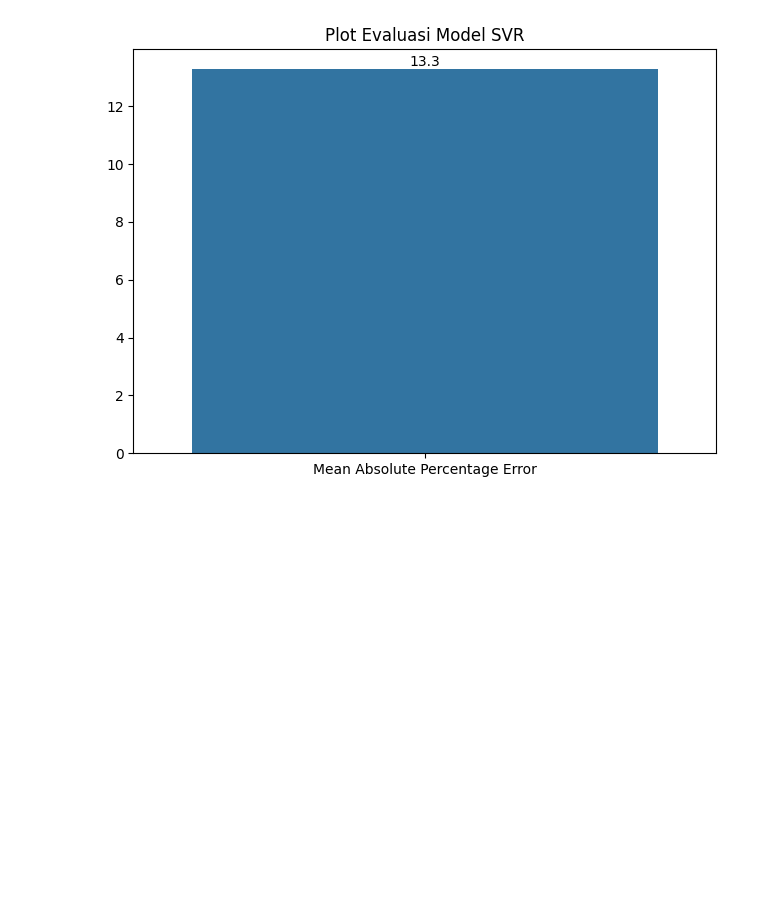
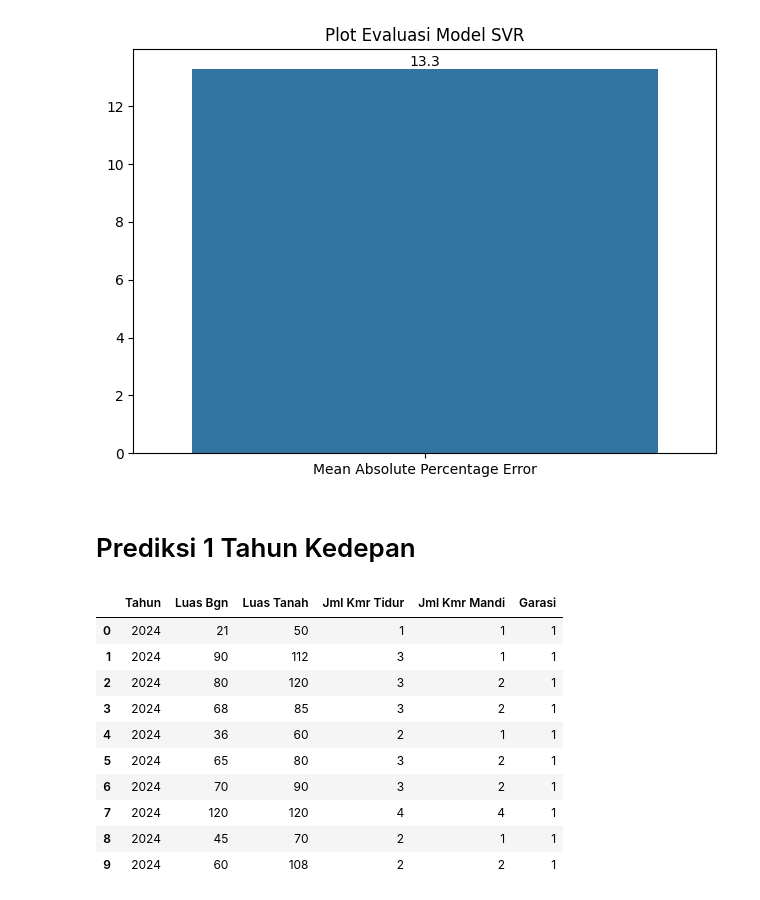
Before and after one commit to tredyfernandoanggara/Prediksi-Harga-Rumah-dengan-SVR-dan-Grid-Search-Cross-Validation, a Jupyter notebook: prediksi_harga_rumah.ipynb, the cells around one changed output. Saved outputs shown, nothing was run; the diff lists cells and outputs as text; code cells hidden in the pictures; blank space fills up the shorter version.

```diff
--- a/prediksi_harga_rumah.ipynb
+++ b/prediksi_harga_rumah.ipynb
@@ -171,3 +171,27 @@ MAPE = round(mean_absolute_percentage_error(y_test, y_pred), 3) * 100
 mp.bar_plot(x=['Mean Absolute Percentage Error'], y=[MAPE], title="Plot Evaluasi Model SVR")
 # %% [output]
 [figure]
+# %% [markdown]
+# Prediksi 1 Tahun Kedepan
+# %%
+# Mengambil data yang sudah ada
+new_fitur = fitur.drop('Tahun', axis=1).copy()
+# Menghapus data duplikat
+new_fitur = new_fitur.drop_duplicates()
+# Menambahkan Tahun Baru
+new_fitur.insert(0, 'Tahun', fitur['Tahun'].max() + 1)
+
+array_new_fitur = np.array(new_fitur)
+new_fitur
+# %% [output]
+|  | Tahun | Luas Bgn | Luas Tanah | Jml Kmr Tidur | Jml Kmr Mandi | Garasi |
+| 0 | 2024 | 21 | 50 | 1 | 1 | 1 |
+| 1 | 2024 | 90 | 112 | 3 | 1 | 1 |
+| 2 | 2024 | 80 | 120 | 3 | 2 | 1 |
+| 3 | 2024 | 68 | 85 | 3 | 2 | 1 |
+| 4 | 2024 | 36 | 60 | 2 | 1 | 1 |
+| 5 | 2024 | 65 | 80 | 3 | 2 | 1 |
+| 6 | 2024 | 70 | 90 | 3 | 2 | 1 |
+| 7 | 2024 | 120 | 120 | 4 | 4 | 1 |
+| 8 | 2024 | 45 | 70 | 2 | 1 | 1 |
+| 9 | 2024 | 60 | 108 | 2 | 2 | 1 |
```
Also changed, not shown: parts of 3 cells of this notebook, 1 other file.
